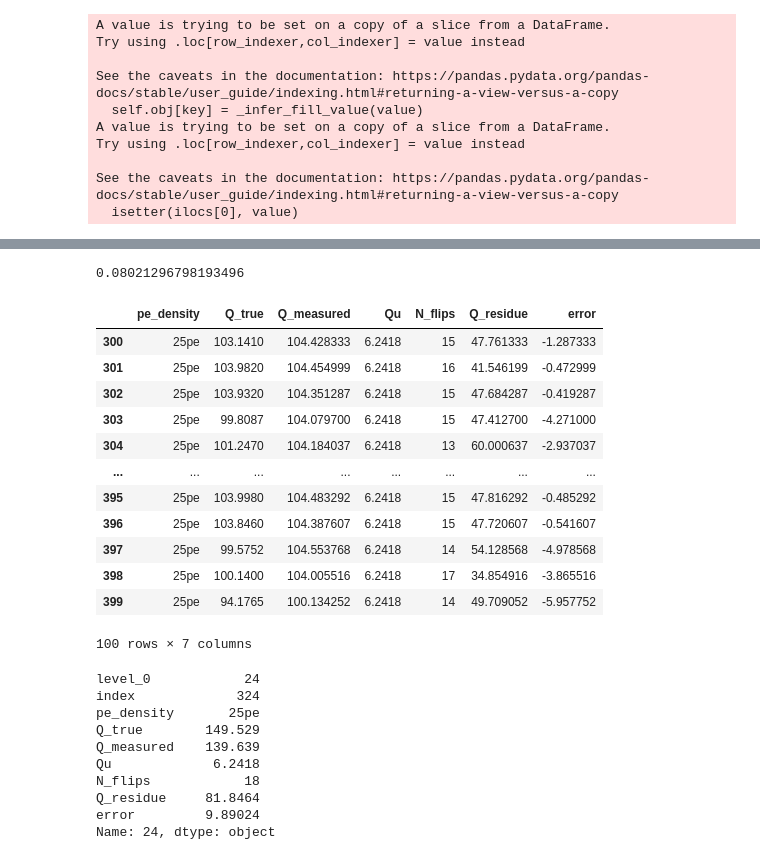
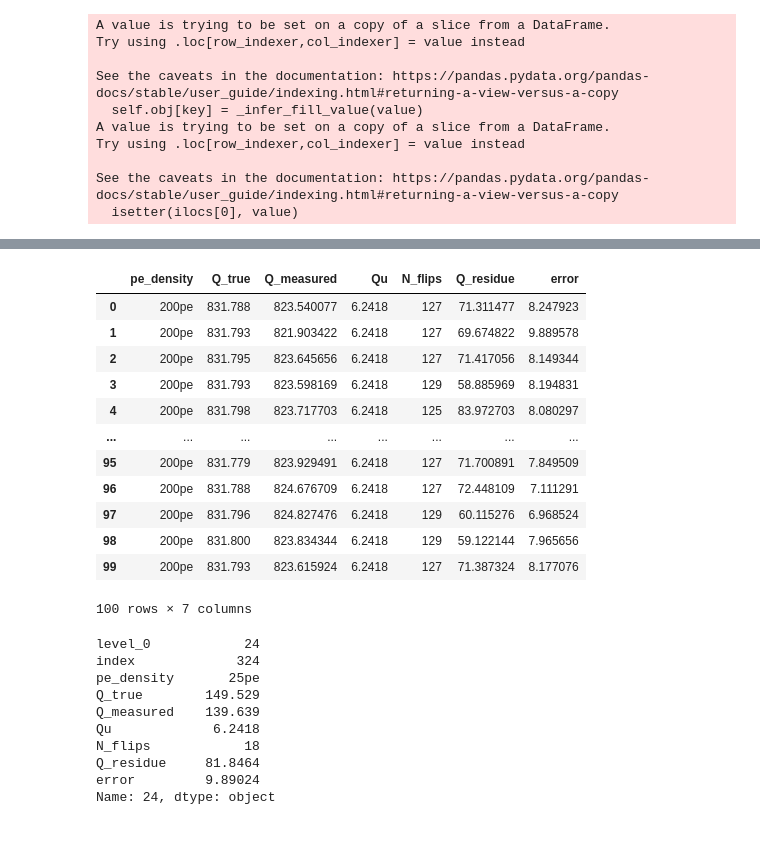
Before and after one commit to viherbos/NEXT_HD_ASIC, a Jupyter notebook: tb_integrator.ipynb, the cells around one changed output, grey strips where cells are left out. Cells and saved outputs as stored; diff of their text form; code cells hidden in the pictures.

```diff
--- a/tb_integrator.ipynb
+++ b/tb_integrator.ipynb
@@ -154,27 +155,21 @@ Number of flips (mean) =  127.0
 [interactive output not drawn]
 [interactive output not drawn]
-# %%
-a=df_200pe[(df_200pe['Q_measured']>154.5) & (df_200pe['Q_measured']<155.1)]
-
-np.std(a['Q_measured'])
-# %% [output]
-0.08021296798193496
-# %%
-df_25pe
-# %% [output]
-|  | pe_density | Q_true | Q_measured | Qu | N_flips | Q_residue | error |
-| 300 | 25pe | 103.1410 | 104.428333 | 6.2418 | 15 | 47.761333 | -1.287333 |
-| 301 | 25pe | 103.9820 | 104.454999 | 6.2418 | 16 | 41.546199 | -0.472999 |
-| 302 | 25pe | 103.9320 | 104.351287 | 6.2418 | 15 | 47.684287 | -0.419287 |
-| 303 | 25pe | 99.8087 | 104.079700 | 6.2418 | 15 | 47.412700 | -4.271000 |
-| 304 | 25pe | 101.2470 | 104.184037 | 6.2418 | 13 | 60.000637 | -2.937037 |
-| ... | ... | ... | ... | ... | ... | ... | ... |
-| 395 | 25pe | 103.9980 | 104.483292 | 6.2418 | 15 | 47.816292 | -0.485292 |
-| 396 | 25pe | 103.8460 | 104.387607 | 6.2418 | 15 | 47.720607 | -0.541607 |
-| 397 | 25pe | 99.5752 | 104.553768 | 6.2418 | 14 | 54.128568 | -4.978568 |
-| 398 | 25pe | 100.1400 | 104.005516 | 6.2418 | 17 | 34.854916 | -3.865516 |
-| 399 | 25pe | 94.1765 | 100.134252 | 6.2418 | 14 | 49.709052 | -5.957752 |
-100 rows × 7 columns
+# %%
+df_200pe
+# %% [output]
+|  | pe_density | Q_true | Q_measured | Qu | N_flips | Q_residue | error |
+| 0 | 200pe | 831.788 | 823.540077 | 6.2418 | 127 | 71.311477 | 8.247923 |
+| 1 | 200pe | 831.793 | 821.903422 | 6.2418 | 127 | 69.674822 | 9.889578 |
+| 2 | 200pe | 831.795 | 823.645656 | 6.2418 | 127 | 71.417056 | 8.149344 |
+| 3 | 200pe | 831.793 | 823.598169 | 6.2418 | 129 | 58.885969 | 8.194831 |
+| 4 | 200pe | 831.798 | 823.717703 | 6.2418 | 125 | 83.972703 | 8.080297 |
+| ... | ... | ... | ... | ... | ... | ... | ... |
+| 95 | 200pe | 831.779 | 823.929491 | 6.2418 | 127 | 71.700891 | 7.849509 |
+| 96 | 200pe | 831.788 | 824.676709 | 6.2418 | 127 | 72.448109 | 7.111291 |
+| 97 | 200pe | 831.796 | 824.827476 | 6.2418 | 129 | 60.115276 | 6.968524 |
+| 98 | 200pe | 831.800 | 823.834344 | 6.2418 | 129 | 59.122144 | 7.965656 |
+| 99 | 200pe | 831.793 | 823.615924 | 6.2418 | 127 | 71.387324 | 8.177076 |
+100 rows × 7 columns
 # %%
 df_25pe.reset_index(inplace=True)
 df_50pe.reset_index(inplace=True)
```
Also changed, not shown: parts of 3 cells of this notebook, 1 other file.
